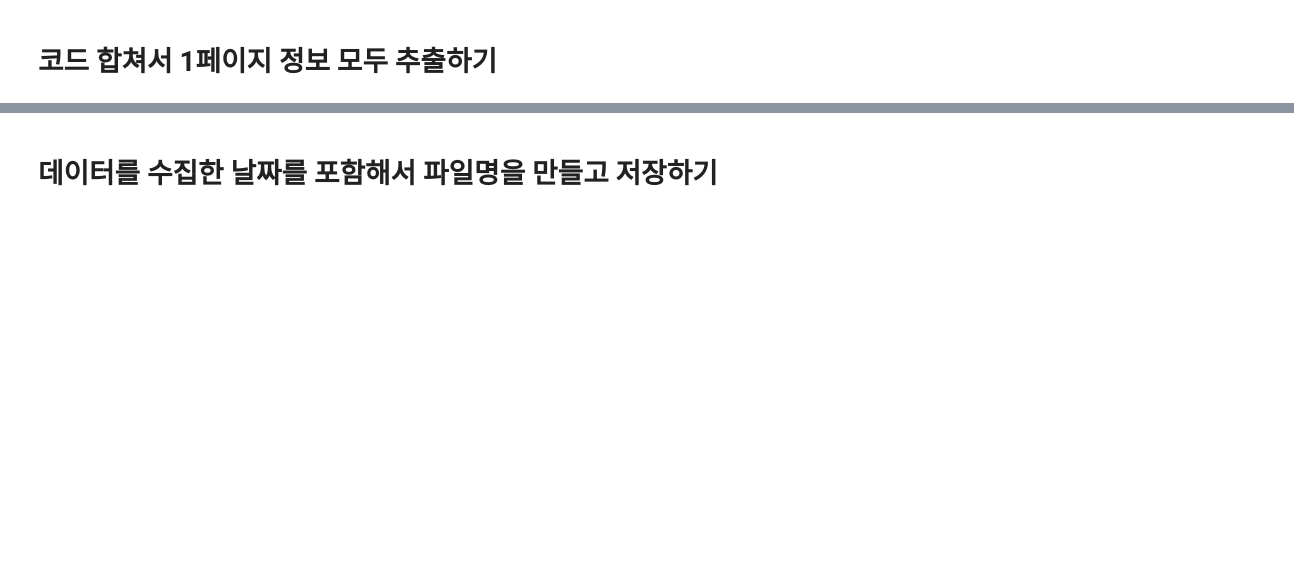
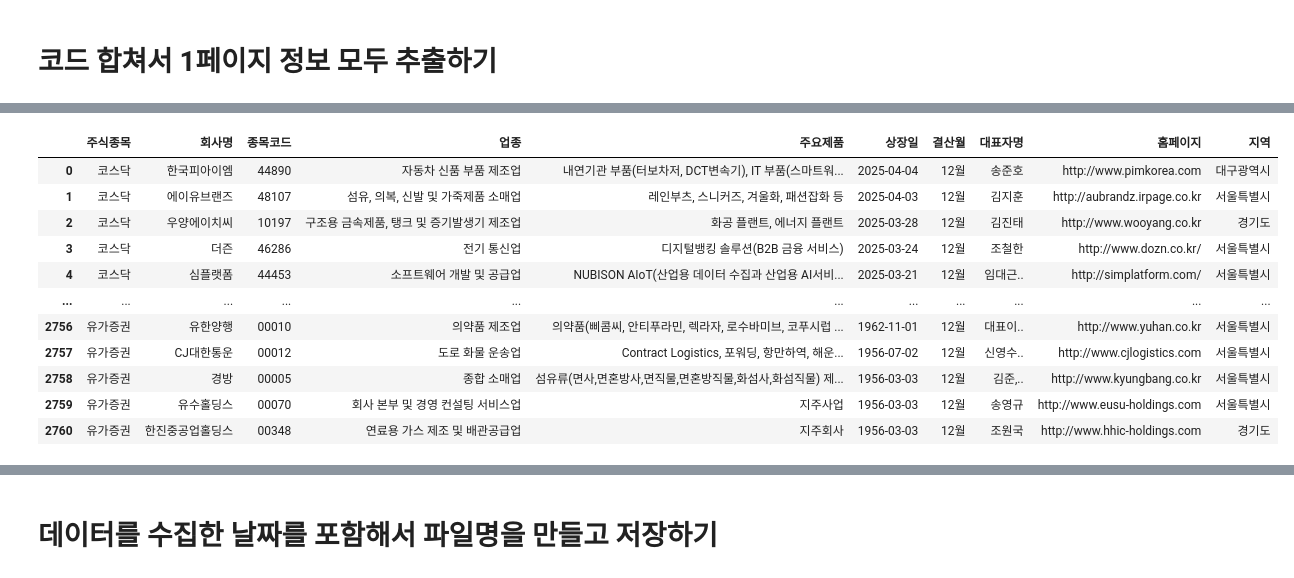
Before and after one commit to qudw0ns/fintech_service_2nd, a Jupyter notebook: 04data_scraping/06requests_Post로_자료가져오기.ipynb, the cells around one changed output, grey strips where cells are left out. Saved outputs shown, nothing was run; the diff lists cells and outputs as text; code cells hidden in the pictures; blank space fills up the shorter version.

Commit message:
data_scraping_review

```diff
--- a/04data_scraping/06requests_Post로_자료가져오기.ipynb
+++ b/04data_scraping/06requests_Post로_자료가져오기.ipynb
@@ -125,5 +33,0 @@ number
-# %%
-product = []
-for s_product in soup.select("td:nth-child(3)"):
-    product.append(s_product.text)
-product
@@ -194,5 +33,0 @@ month
-# %%
-ceo = []
-for s_ceo in soup.select("td:nth-child(6)"):
-    ceo.append(s_ceo.text)
-ceo
@@ -240,5 +33,0 @@ h_url
-# %%
-region = []
-for s_region in soup.select("td:nth-child(8)"):
-    region.append(s_region.text)
-type(region)
@@ -407,8 +112,8 @@ soup.select("tbody > tr")[0].select_one("td:nth-child(8)").text
 # %% [output]
 '대구광역시'
 # %%
-#전체 페이지
-total_page = int(soup.select_one(".info.type-00 > em").text.replace(",",""))
+# 전체 페이지
+total_page = int(soup.select_one(".info.type-00 > em").text.replace(",", "")) // 100 + 1
 # %%
 # 컬럼명
 columns = soup.select_one("table")["summary"].split(", ")
@@ -467,0 +263,53 @@ TypeError: list.append() takes exactly one argument (10 given)
+# %%
+company_infos = []
+page = 1
+while True:
+    url ="https://kind.krx.co.kr/corpgeneral/corpList.do"
+    payload = dict(method="searchCorpList", pageIndex=page,
+                 currentPageSize=100,
+                 orderMode=3, orderStat="D", searchType=13,
+                 fiscalYearEnd="all", location="all")
+    r = requests.post(url, data=payload)
+#     print(r.status_code)
+    soup = bs(r.content, 'lxml')
+    # 전체 페이지
+    total_page = int(soup.select_one(".info.type-00 > em").text.replace(",", "")) // 100 + 1
+
+    for idx, tr in enumerate(soup.select("tbody > tr")):
+        print(f'{page}/{total_page}중, {idx}/{len(soup.select("tbody > tr"))} 작업중', end="\r")
+        # 주식종목
+        stock_type = tr.select_one("td:nth-child(1) > img")['alt']
+        # 회사이름
+        company_name = tr.select_one("td:nth-child(1) > a")["title"]
+        # 종목코드
+        stock_code = tr.select_one("td:nth-child(1) > a")["onclick"].split("'")[1]
+        # 업종
+        business_type = tr.select_one("td:nth-child(2)").text
+        # 주요제품
+        product = tr.select_one("td:nth-child(3)").text
+        # 상장일
+        resi_date = tr.select_one("td:nth-child(4)").text
+        # 결산월
+        settlement = tr.select_one("td:nth-child(5)").text
+        # 대표자명
+        ceo = tr.select_one("td:nth-child(6)").text
+        # 홈페이지(url)
+        hompage = tr.select_one("td:nth-child(7) > a")["href"] if tr.select_one("td:nth-child(7) > a") != None else ""
+        # 지역
+        region = tr.select_one("td:nth-child(8)").text
+        company_infos.append((stock_type, company_name, stock_code, business_type,
+                            product, resi_date, settlement, ceo, hompage, region))
+
+    if page < total_page:
+        page += 1
+    else:
+        break
+
+# 컬럼명
+columns = soup.select_one("table")["summary"].split(", ")
+columns.insert(0, "주식종목")
+columns.insert(2, "종목코드")
+print(columns)
+df = pd.DataFrame(company_infos, columns=columns)
+df
+# %% [output]
@@ -467,0 +317,12 @@ TypeError: list.append() takes exactly one argument (10 given)
+|  | 주식종목 | 회사명 | 종목코드 | 업종 | 주요제품 | 상장일 | 결산월 | 대표자명 | 홈페이지 | 지역 |
+| 0 | 코스닥 | 한국피아이엠 | 44890 | 자동차 신품 부품 제조업 | 내연기관 부품(터보차저, DCT변속기), IT 부품(스마트워... | 2025-04-04 | 12월 | 송준호 | http://www.pimkorea.com | 대구광역시 |
+| 1 | 코스닥 | 에이유브랜즈 | 48107 | 섬유, 의복, 신발 및 가죽제품 소매업 | 레인부츠, 스니커즈, 겨울화, 패션잡화 등 | 2025-04-03 | 12월 | 김지훈 | http://aubrandz.irpage.co.kr | 서울특별시 |
+| 2 | 코스닥 | 우양에이치씨 | 10197 | 구조용 금속제품, 탱크 및 증기발생기 제조업 | 화공 플랜트, 에너지 플랜트 | 2025-03-28 | 12월 | 김진태 | http://www.wooyang.co.kr | 경기도 |
+| 3 | 코스닥 | 더즌 | 46286 | 전기 통신업 | 디지털뱅킹 솔루션(B2B 금융 서비스) | 2025-03-24 | 12월 | 조철한 | http://www.dozn.co.kr/ | 서울특별시 |
+| 4 | 코스닥 | 심플랫폼 | 44453 | 소프트웨어 개발 및 공급업 | NUBISON AIoT(산업용 데이터 수집과 산업용 AI서비... | 2025-03-21 | 12월 | 임대근.. | http://simplatform.com/ | 서울특별시 |
+| ... | ... | ... | ... | ... | ... | ... | ... | ... | ... | ... |
+| 2756 | 유가증권 | 유한양행 | 00010 | 의약품 제조업 | 의약품(삐콤씨, 안티푸라민, 렉라자, 로수바미브, 코푸시럽 ... | 1962-11-01 | 12월 | 대표이.. | http://www.yuhan.co.kr | 서울특별시 |
+| 2757 | 유가증권 | CJ대한통운 | 00012 | 도로 화물 운송업 | Contract Logistics, 포워딩, 항만하역, 해운... | 1956-07-02 | 12월 | 신영수.. | http://www.cjlogistics.com | 서울특별시 |
+| 2758 | 유가증권 | 경방 | 00005 | 종합 소매업 | 섬유류(면사,면혼방사,면직물,면혼방직물,화섬사,화섬직물) 제... | 1956-03-03 | 12월 | 김준,.. | http://www.kyungbang.co.kr | 서울특별시 |
+| 2759 | 유가증권 | 유수홀딩스 | 00070 | 회사 본부 및 경영 컨설팅 서비스업 | 지주사업 | 1956-03-03 | 12월 | 송영규 | http://www.eusu-holdings.com | 서울특별시 |
+| 2760 | 유가증권 | 한진중공업홀딩스 | 00348 | 연료용 가스 제조 및 배관공급업 | 지주회사 | 1956-03-03 | 12월 | 조원국 | http://www.hhic-holdings.com | 경기도 |
```
Also changed, not shown: parts of 47 cells of this notebook, 2 other files.
